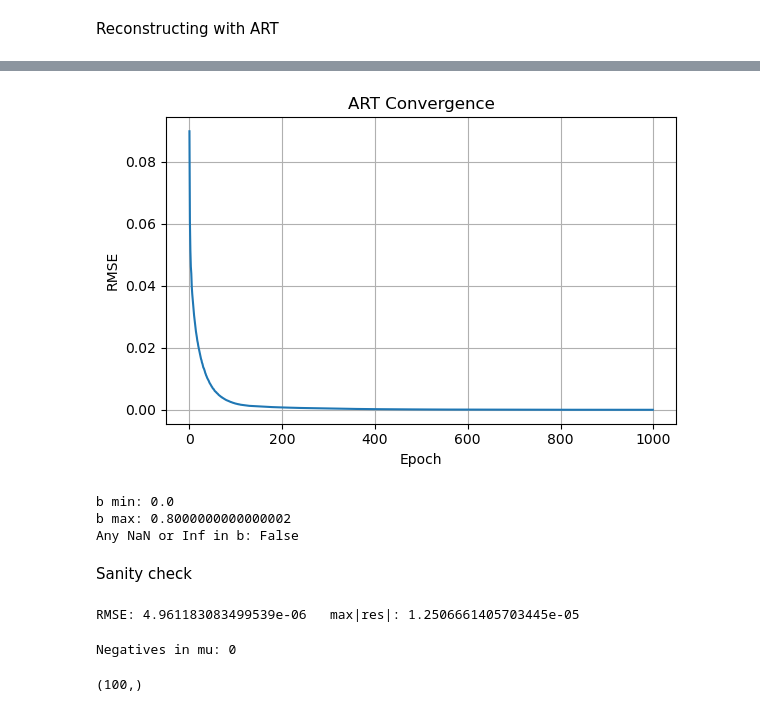
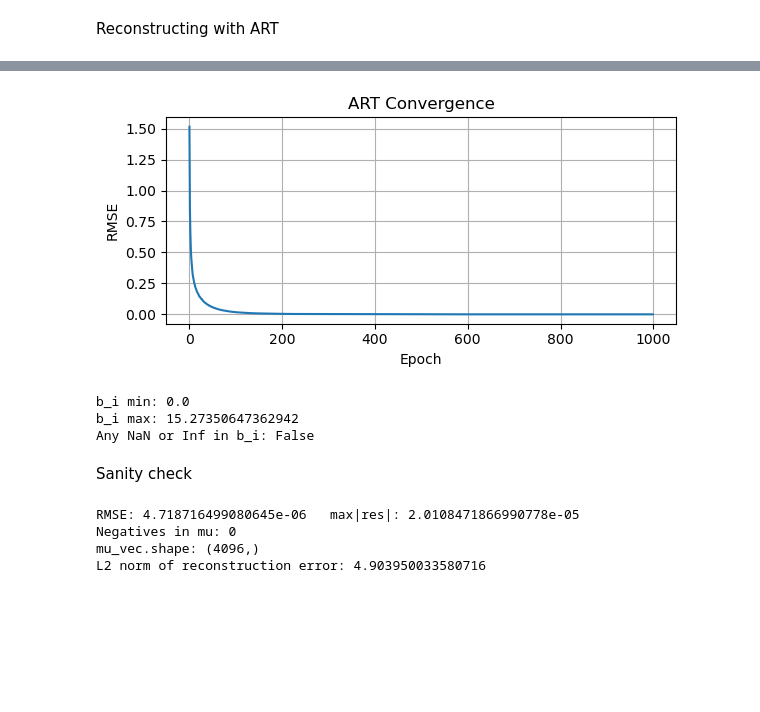
Before and after one commit to marcosolime/sim-carving, a Jupyter notebook: exp_5.ipynb, the cells around one changed output, grey strips where cells are left out. Drawn from its saved outputs; the diff is of its cells as text; code cells hidden in the pictures; blank space fills up the shorter version.

```diff
--- a/exp_5.ipynb
+++ b/exp_5.ipynb
@@ -333,0 +333,19 @@ Compute total attenuation length per ray (find b_i for every ray i)
+# %%
+N = len(rays_o)
+M = grid_nx * grid_ny
+
+A = np.zeros((N, M), dtype=float)
+
+for i in range(N):
+    o = rays_o[i]
+    d = rays_d[i]
+    cells = dda_ray_with_lengths(o, d, bounds)
+
+    for (ix, iy, L) in cells:
+        if 0 <= ix < grid_nx and 0 <= iy < grid_ny:
+            j = iy * grid_nx + ix   # flatten (ix, iy) -> j
+            A[i, j] = L
+
+print(f"Matrix A computed with shape {A.shape}")
+print(f"({A.shape[0]} rays, {A.shape[1]} cells)")
+print(f"Grid bounds: x ({bounds[0]}-{bounds[1]}), y ({bounds[2]}-{bounds[3]})")
@@ -467,16 +512,0 @@ bounds
-# %%
-grid_shape = (bounds[1] - bounds[0], bounds[3] - bounds[2])
-N = len(rays_o)
-M = grid_shape[0] * grid_shape[1]
-
-A = np.zeros((N, M), dtype=float)
-
-for i in range(N):
-    o = rays_o[i]
-    d = rays_d[i]
-    cells = dda_ray_with_lengths(o, d, bounds)
-
-    for (ix, iy, L) in cells:
-        if 0 <= ix < grid_shape[0] and 0 <= iy < grid_shape[1]:
-            j = iy * grid_shape[0] + ix   # flatten (ix, iy) -> j
-            A[i, j] = L
@@ -493,6 +513,8 @@ b.shape
 # %% [markdown]
 Reconstructing with ART
 # %%
+from tqdm import tqdm
+
 def art_nn(A, b, num_epochs=50, relaxation=0.8, shuffle=True, clip_min=0.0):
     A = np.asarray(A, float)
     b = np.asarray(b, float).flatten()
@@ -503,7 +525,7 @@ def art_nn(A, b, num_epochs=50, relaxation=0.8, shuffle=True, clip_min=0.0):
     row_idx = np.arange(N)
     rmse_list = []
 
-    for epoch in range(num_epochs):
+    for epoch in tqdm(range(num_epochs)):
         if shuffle:
             np.random.shuffle(row_idx)
         for i in row_idx:
@@ -527,5 +549,5 @@ def art_nn(A, b, num_epochs=50, relaxation=0.8, shuffle=True, clip_min=0.0):
     return mu, rmse_list
 # %%
 %%time
-mu_vec, rmse_list = art_nn(A, b_i, num_epochs=1_000, relaxation=0.4)
+mu_vec, rmse_list = art_nn(A, b_i, num_epochs=1_000, relaxation=0.8)
 # %% [output]
@@ -534,40 +556,40 @@ Wall time: 653 ms
 # %%
 # reshape back to image
-mu_img = mu_vec.reshape(grid_shape).transpose()
+mu_img = mu_vec.reshape(grid_shape)#.transpose()
 
 # plot rmse during optimization
-plt.figure(figsize=(6,4))
+plt.figure(figsize=(6,3))
 plt.plot(rmse_list, '-')
 plt.xlabel("Epoch")
 plt.ylabel("RMSE")
 plt.title("ART Convergence")
 plt.grid(True)
 plt.tight_layout()
 plt.show()
 # %% [output]
-[figure, old version]
+[figure, new version]
 # %%
-print("b min:", np.min(b_i))
-print("b max:", np.max(b_i))
-print("Any NaN or Inf in b:", np.any(~np.isfinite(b_i)))
+print("b_i min:", np.min(b_i))
+print("b_i max:", np.max(b_i))
+print("Any NaN or Inf in b_i:", np.any(~np.isfinite(b_i)))
 # %% [output]
-b min: 0.0
-b max: 0.8000000000000002
-Any NaN or Inf in b: False
+b_i min: 0.0
+b_i max: 15.27350647362942
+Any NaN or Inf in b_i: False
 # %% [markdown]
 Sanity check
 # %%
 pred = A.dot(mu_vec)
 res = b_i.flatten() - pred
+l2_error = np.linalg.norm(mu_true_vec - mu_vec)
+
 print("RMSE:", np.sqrt(np.mean(res**2)), "  max|res|:", np.max(np.abs(res)))
+print("Negatives in mu:", np.sum(mu_vec < 0))
+print(f"mu_vec.shape: {mu_vec.shape}")
+print("L2 norm of reconstruction error:", l2_error)
 # %% [output]
-RMSE: 4.961183083499539e-06   max|res|: 1.2506661405703445e-05
+RMSE: 4.718716499080645e-06   max|res|: 2.0108471866990778e-05
+Negatives in mu: 0
+mu_vec.shape: (4096,)
+L2 norm of reconstruction error: 4.903950033580716
-# %%
-print("Negatives in mu:", np.sum(mu_vec < 0))
-# %% [output]
-Negatives in mu: 0
-# %%
-mu_vec.shape
-# %% [output]
-(100,)
 # %%
```
Also changed, not shown: parts of 27 cells of this notebook.
